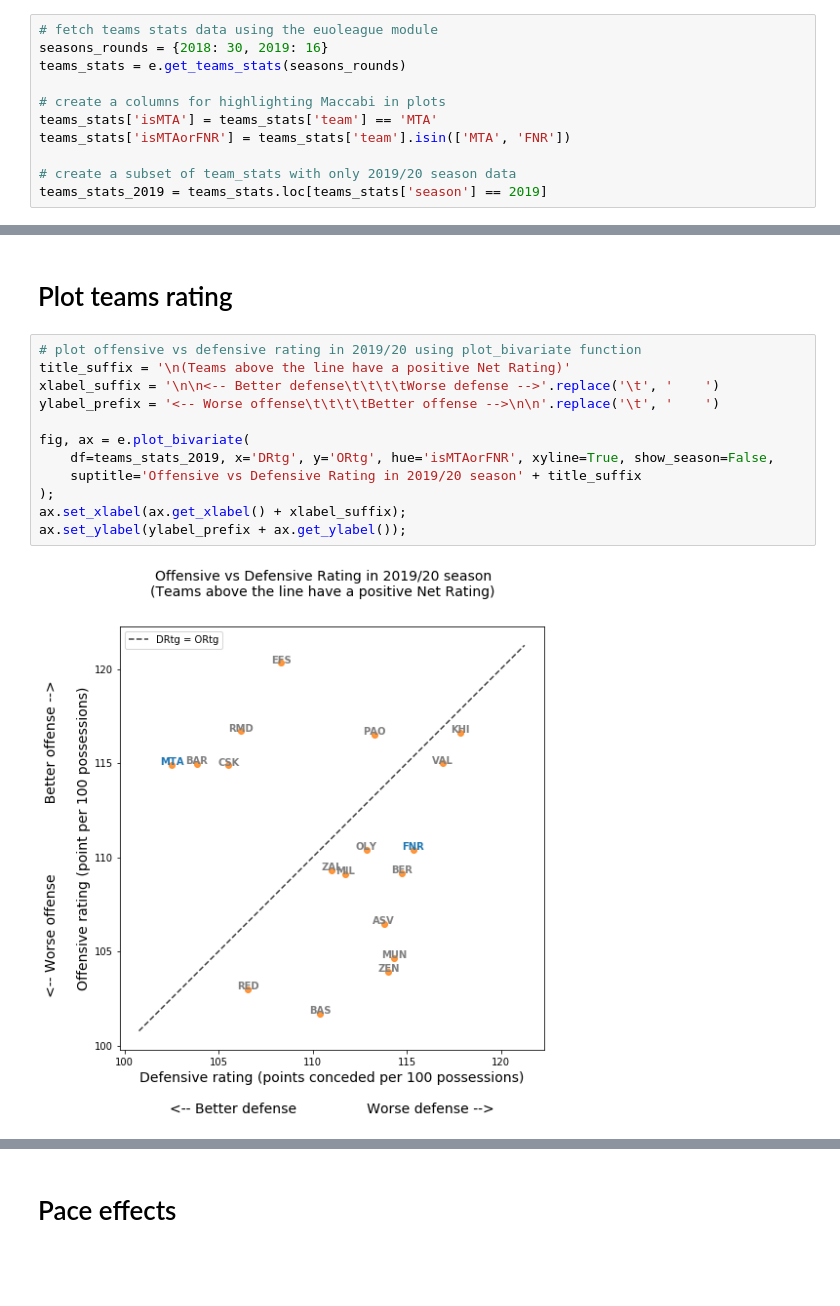
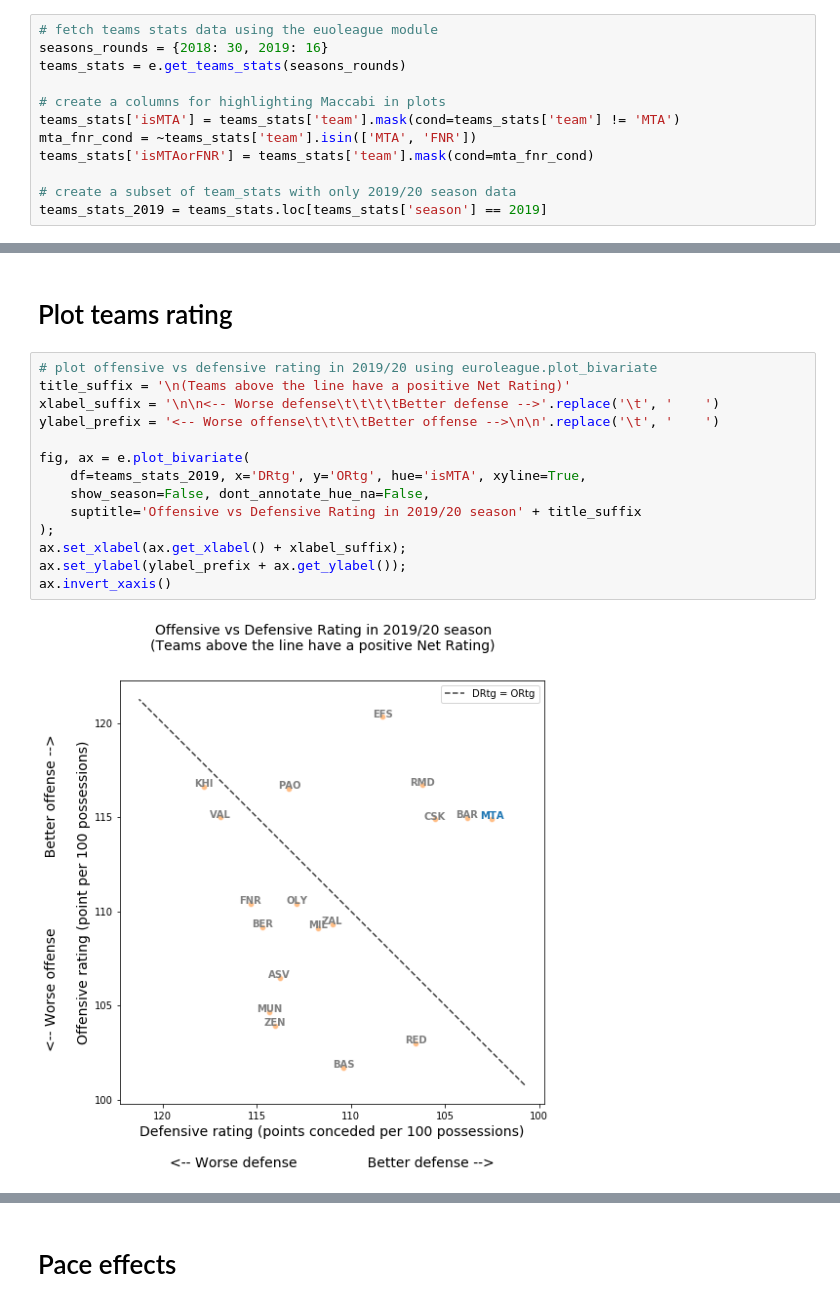
Before and after one commit to avivshany/euroleague, a Jupyter notebook: teams_ratings.ipynb, the cells around one changed output, grey strips where cells are left out. Cells and saved outputs as stored; diff of their text form; blank space fills up the shorter version.

```diff
--- a/teams_ratings.ipynb
+++ b/teams_ratings.ipynb
@@ -9,8 +9,9 @@ seasons_rounds = {2018: 30, 2019: 16}
 teams_stats = e.get_teams_stats(seasons_rounds)
 
 # create a columns for highlighting Maccabi in plots
-teams_stats['isMTA'] = teams_stats['team'] == 'MTA'
-teams_stats['isMTAorFNR'] = teams_stats['team'].isin(['MTA', 'FNR'])
+teams_stats['isMTA'] = teams_stats['team'].mask(cond=teams_stats['team'] != 'MTA')
+mta_fnr_cond = ~teams_stats['team'].isin(['MTA', 'FNR'])
+teams_stats['isMTAorFNR'] = teams_stats['team'].mask(cond=mta_fnr_cond)
 
 # create a subset of team_stats with only 2019/20 season data
 teams_stats_2019 = teams_stats.loc[teams_stats['season'] == 2019]
@@ -27,17 +27,19 @@ e.plot_bivariate(
 # %% [markdown]
 # Plot teams rating
 # %%
-# plot offensive vs defensive rating in 2019/20 using plot_bivariate function
+# plot offensive vs defensive rating in 2019/20 using euroleague.plot_bivariate
 title_suffix = '\n(Teams above the line have a positive Net Rating)'
-xlabel_suffix = '\n\n<-- Better defense\t\t\t\tWorse defense -->'.replace('\t', '    ')
+xlabel_suffix = '\n\n<-- Worse defense\t\t\t\tBetter defense -->'.replace('\t', '    ')
 ylabel_prefix = '<-- Worse offense\t\t\t\tBetter offense -->\n\n'.replace('\t', '    ')
 
 fig, ax = e.plot_bivariate(
-    df=teams_stats_2019, x='DRtg', y='ORtg', hue='isMTAorFNR', xyline=True, show_season=False,
+    df=teams_stats_2019, x='DRtg', y='ORtg', hue='isMTA', xyline=True,
+    show_season=False, dont_annotate_hue_na=False,
     suptitle='Offensive vs Defensive Rating in 2019/20 season' + title_suffix
 );
 ax.set_xlabel(ax.get_xlabel() + xlabel_suffix);
 ax.set_ylabel(ylabel_prefix + ax.get_ylabel());
+ax.invert_xaxis()
 # %% [output]
-[figure, old version]
+[figure, new version]
 # %%
```
Also changed, not shown: parts of 8 cells of this notebook, 1 other file.
